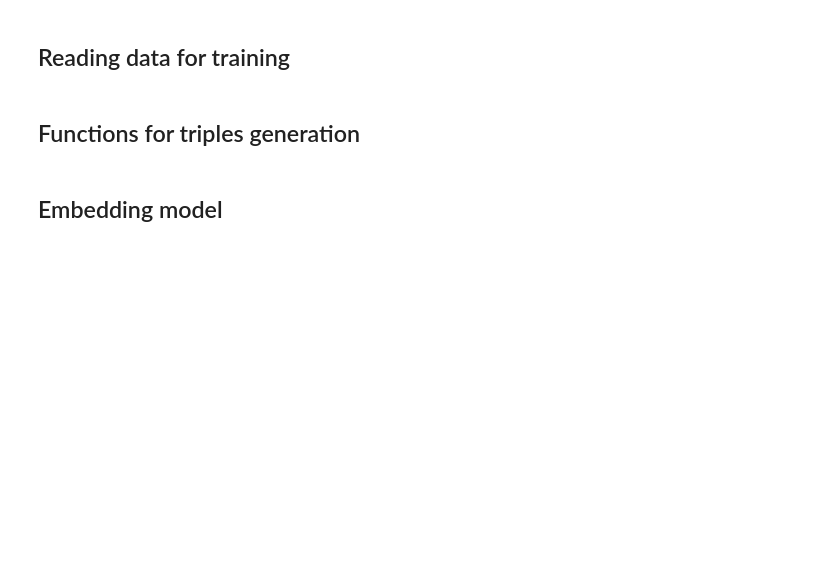
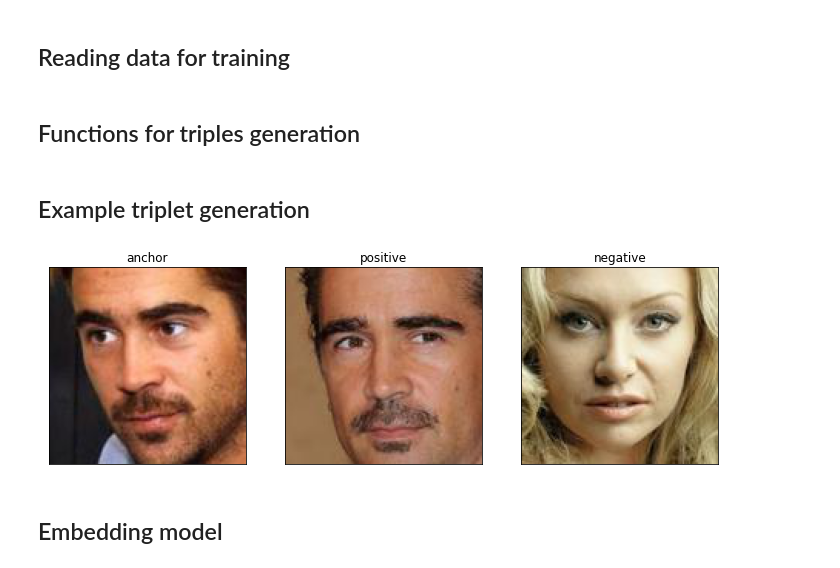
Before and after one commit to ArtemAvanesov/Face-recognition, a Jupyter notebook: face_recognition.ipynb, the cells around one changed output. Cells and saved outputs as stored; diff of their text form; code cells hidden in the pictures; blank space fills up the shorter version.

```diff
--- a/face_recognition.ipynb
+++ b/face_recognition.ipynb
@@ -478,6 +489,28 @@ def triplet_generator(x, y, batch_size):
                'positive_input': x_positive,
                'negative_input': x_negative},
                None)
+# %% [markdown]
+## Example triplet generation
+# %%
+triplet = triplet_generator(x, y, 1)
+
+array = []
+for i in triplet:
+  array.append(i)
+  break
+
+anchor = np.array(array[0][0]['anchor_input'])[0]
+negative = np.array(array[0][0]['negative_input'])[0]
+positive = np.array(array[0][0]['positive_input'])[0]
+
+images = [anchor, positive, negative]
+names = ["anchor", "positive", "negative"]
+fix,axes = plt.subplots(1,3, figsize=(12,4), subplot_kw={'xticks':(),'yticks':()})
+for name, image, ax in zip(names, images, axes.ravel()):
+    ax.imshow(image)
+    ax.set_title(name)
+# %% [output]
+[figure, added]
 # %% [markdown]
 ## Embedding model
 # %%
```
Also changed, not shown: parts of 13 cells of this notebook.
